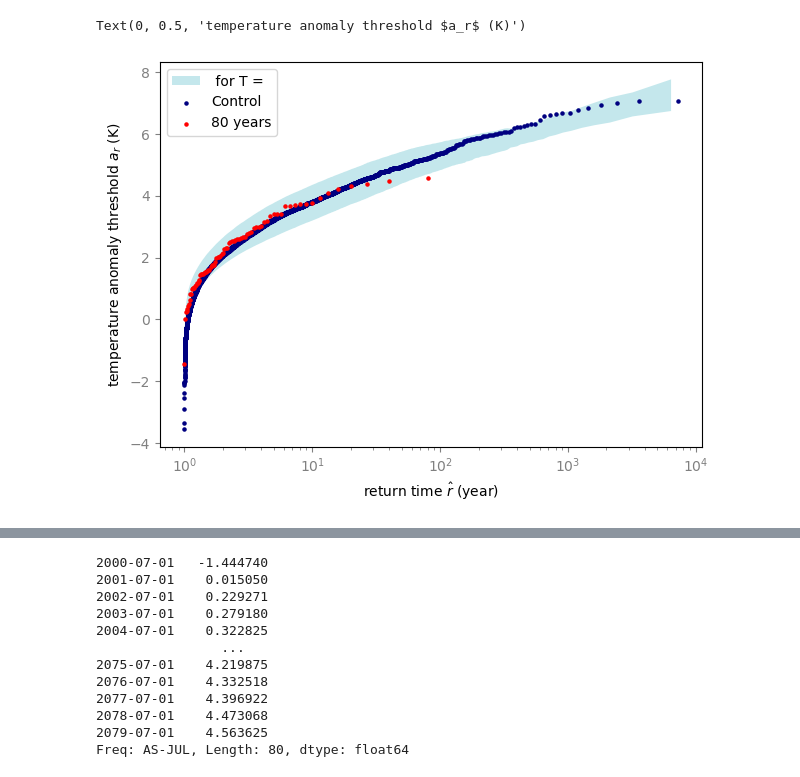
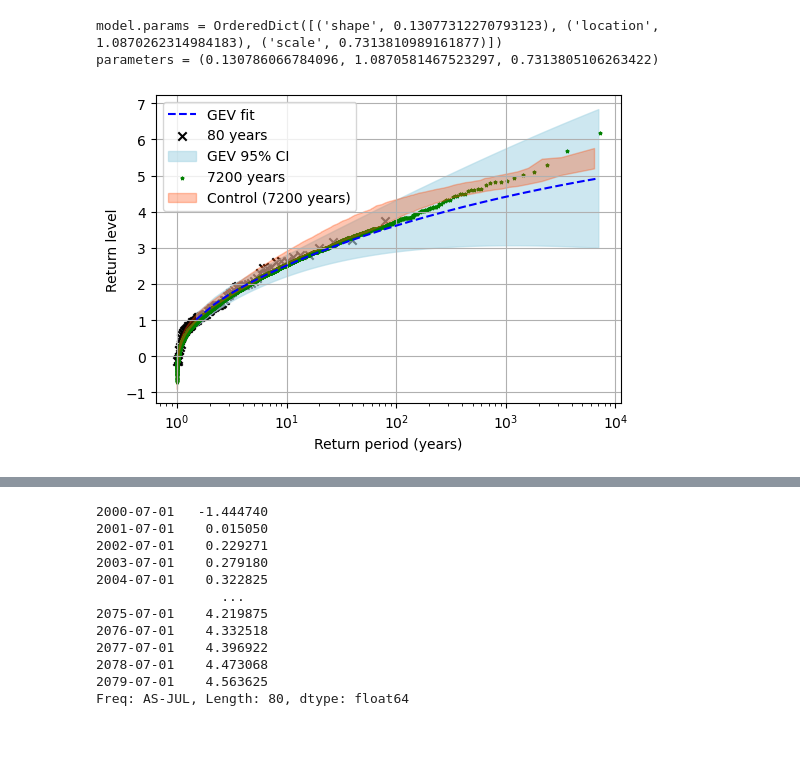
Before and after one commit to georgemilosh/Climate-Learning, a Jupyter notebook: VAE/extreme.ipynb, the cells around one changed output, grey strips where cells are left out. Cells and saved outputs as stored; diff of their text form; code cells hidden in the pictures; blank space fills up the shorter version.

```diff
--- a/VAE/extreme.ipynb
+++ b/VAE/extreme.ipynb
@@ -1,57 +1,35 @@
 # %%
 import numpy as np
-area =   'France' # 'Scandinavia'
+area =   'Scandinavia' # 'France' #
 XX_rt_i = np.load(f'../../../Transfers/XX_rt_i_T5_{area}.npy')
 XX_rt_Control = np.load(f'../../../Transfers/XX_rt_Control_T5_{area}.npy')
 YY_rt_Control = np.load(f'../../../Transfers/YY_rt_Control_T5_{area}.npy')
 mean_YY_rt_i = np.load(f'../../../Transfers/mean_YY_rt_i_T5_{area}.npy')
 std_YY_rt_i = np.load(f'../../../Transfers/std_YY_rt_i_T5_{area}.npy')
 XX_rt_Real100 = np.load(f'../../../Transfers/XX_rt_Real100_T5_{area}.npy')
 YY_rt_Real100 = np.load(f'../../../Transfers/YY_rt_Real100_T5_{area}.npy')
+## write a function to convert array into txt file
+
+np.savetxt(f'YY_rt_Real100_{area}.txt', YY_rt_Real100)
+import skextremes as ske
+import matplotlib.pyplot as plt
+%matplotlib inline
+model = ske.models.classic.GEV(YY_rt_Real100, fit_method = 'mle', ci = 0.05,
+                              ci_method = 'delta',T = np.arange(0.1, 7000.1, 0.7))
+
+print(f'{model.params = }')
+import scipy.stats as st
+parameters = st.genextreme.fit(YY_rt_Real100)
+print(f'{parameters = }')
+
+model.plot_return_values(figsize=(6,4), meancolor = 'blue', linestyle = 'dashed', scattercolor = 'black', scattermarker = 'x', fillcolor='lightblue', fillalpha=0.6)
+plt.scatter(XX_rt_Control, YY_rt_Control, s=5,label=f"Control (7200 years)", color='green', marker='*')
+plt.fill_between(XX_rt_i[0],mean_YY_rt_i-std_YY_rt_i,mean_YY_rt_i+std_YY_rt_i,alpha=0.3,label=f' Synthetic SWG', color='orangered')
+plt.legend(['GEV fit','80 years' , 'GEV 95% CI','7200 years', 'Control (7200 years)','Synthetic SWG'])
+plt.grid()
+plt.savefig(f'Images/GEV_vs_SWG_{area}.png')
+plt.show()
+# %% [output]
+model.params = OrderedDict([('shape', 0.13077312270793123), ('location', 1.0870262314984183), ('scale', 0.7313810989161877)])
+parameters = (0.130786066784096, 1.0870581467523297, 0.7313805106263422)
+[figure, added]
-# %%
-import matplotlib as mpl
-import matplotlib.pyplot as plt
-
-from cycler import cycler
-
-light_blue = (176/255, 224/255, 230/255)
-dark_blue = (0, 0, 128/255)
-
-light_green = (152/255, 251/255, 152/255)
-dark_green = (0, 100/255, 0)
-
-light_yellow = (255/255, 255/255, 153/255)
-dark_orange = (255/255, 140/255, 0)
-
-light_pink = (255/255, 192/255, 203/255)
-dark_red = (139/255, 0, 0)
-
-fig, ax = plt.subplots(ncols=1, nrows=1, figsize=(7,5))
-colors = cycler('color',
-                [light_blue, dark_blue, light_green, dark_green,
-                 light_yellow, dark_orange,light_pink, dark_red])
-markers = cycler('marker', ['o', 's', 'D', 'v', '^', '>', '<', 'p'])
-
-# Combine the two cyclers using the '+' operator
-color_and_marker = colors + markers
-
-plt.rc('axes', facecolor='white', edgecolor='black',
-       axisbelow=True, grid=True, prop_cycle=color_and_marker)
-plt.rc('grid', color='white', linestyle='dashed')
-plt.rc('xtick', direction='out', color='gray')
-plt.rc('ytick', direction='out', color='gray')
-plt.rc('patch', edgecolor='#E6E6E6')
-plt.rc('lines', linewidth=2)
-
-ax.fill_between(XX_rt_i[0],mean_YY_rt_i-std_YY_rt_i,mean_YY_rt_i+std_YY_rt_i,alpha=0.75,label=f' for T = ')
-ax.scatter(XX_rt_Control, YY_rt_Control, s=5,label=f"Control")
-ax.scatter(XX_rt_Real100, YY_rt_Real100, s=5,label=f"80 years", color='red')
-
-
-ax.legend(loc="upper left")
-ax.set_xscale('log')
-ax.set_xlabel('return time $\hat{r}$ (year)')
-ax.set_ylabel('temperature anomaly threshold $a_r$ (K)')
-# %% [output]
-Text(0, 0.5, 'temperature anomaly threshold $a_r$ (K)')
-[figure, removed]
```
Also changed, not shown: parts of 18 cells of this notebook, 1 other file.
